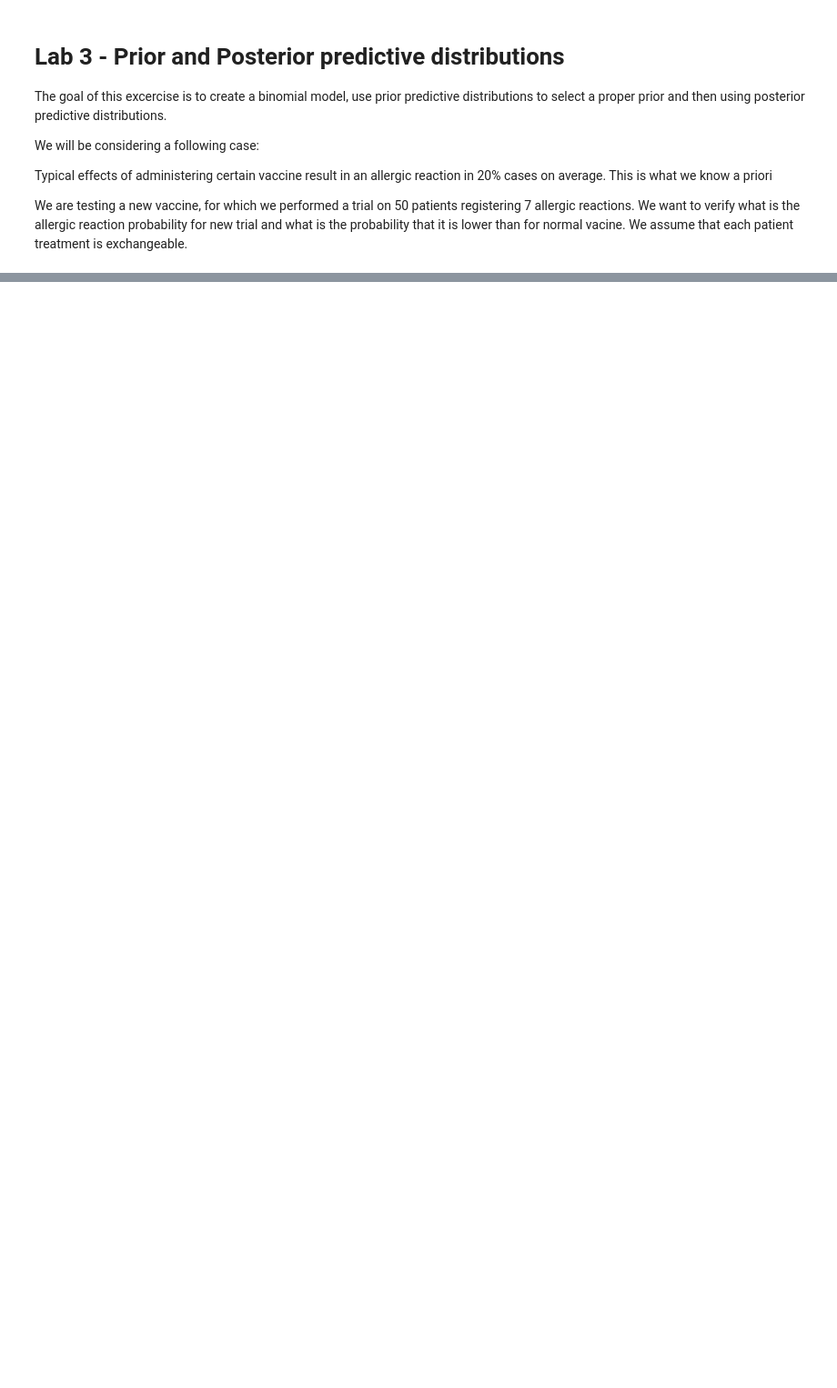
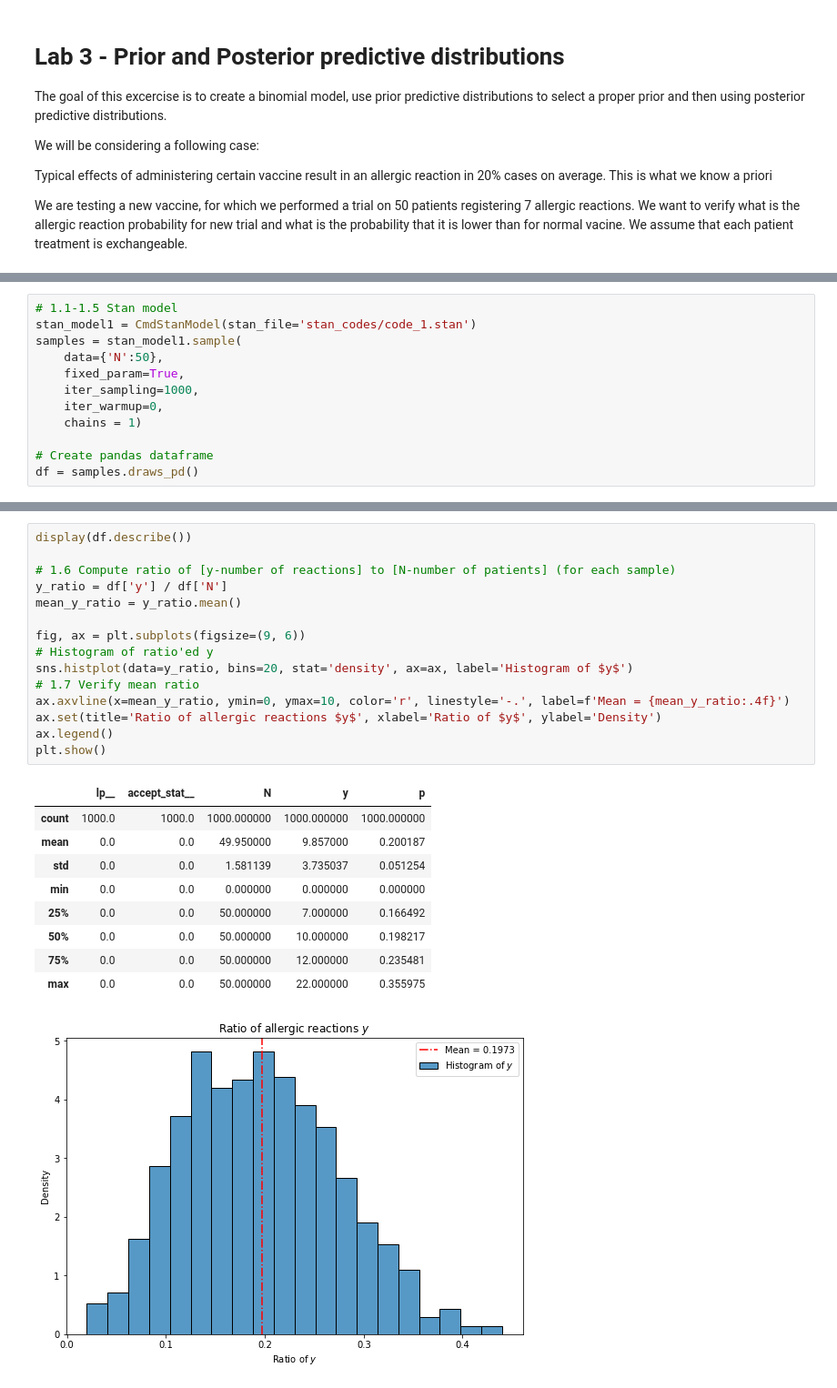
Before and after one commit to Kri5t0fK/AiR_ISZ_DA, a Jupyter notebook: Lab3/DA_lab3.ipynb, the cells around one changed output, grey strips where cells are left out. Shown: that part at 91% size. Cells and saved outputs as stored; diff of their text form; blank space fills up the shorter version.

```diff
--- a/Lab3/DA_lab3.ipynb
+++ b/Lab3/DA_lab3.ipynb
@@ -23,0 +43,12 @@ Because prior predictive distribution does not use data it can often be realized
+# %%
+# 1.1-1.5 Stan model
+stan_model1 = CmdStanModel(stan_file='stan_codes/code_1.stan')
+samples = stan_model1.sample(
+    data={'N':50},
+    fixed_param=True,
+    iter_sampling=1000,
+    iter_warmup=0,
+    chains = 1)
+
+# Create pandas dataframe
+df = samples.draws_pd()
@@ -23,0 +60,26 @@ Because prior predictive distribution does not use data it can often be realized
+# %%
+display(df.describe())
+
+# 1.6 Compute ratio of [y-number of reactions] to [N-number of patients] (for each sample)
+y_ratio = df['y'] / df['N']
+mean_y_ratio = y_ratio.mean()
+
+fig, ax = plt.subplots(figsize=(9, 6))
+# Histogram of ratio'ed y
+sns.histplot(data=y_ratio, bins=20, stat='density', ax=ax, label='Histogram of $y$')
+# 1.7 Verify mean ratio
+ax.axvline(x=mean_y_ratio, ymin=0, ymax=10, color='r', linestyle='-.', label=f'Mean = {mean_y_ratio:.4f}')
+ax.set(title='Ratio of allergic reactions $y$', xlabel='Ratio of $y$', ylabel='Density')
+ax.legend()
+plt.show()
+# %% [output]
+|  | lp__ | accept_stat__ | N | y | p |
+| count | 1000.0 | 1000.0 | 1000.000000 | 1000.000000 | 1000.000000 |
+| mean | 0.0 | 0.0 | 49.950000 | 9.857000 | 0.200187 |
+| std | 0.0 | 0.0 | 1.581139 | 3.735037 | 0.051254 |
+| min | 0.0 | 0.0 | 0.000000 | 0.000000 | 0.000000 |
+| 25% | 0.0 | 0.0 | 50.000000 | 7.000000 | 0.166492 |
+| 50% | 0.0 | 0.0 | 50.000000 | 10.000000 | 0.198217 |
+| 75% | 0.0 | 0.0 | 50.000000 | 12.000000 | 0.235481 |
+| max | 0.0 | 0.0 | 50.000000 | 22.000000 | 0.355975 |
+[figure, added]
```
Also changed, not shown: parts of 10 cells of this notebook, 6 other files.
